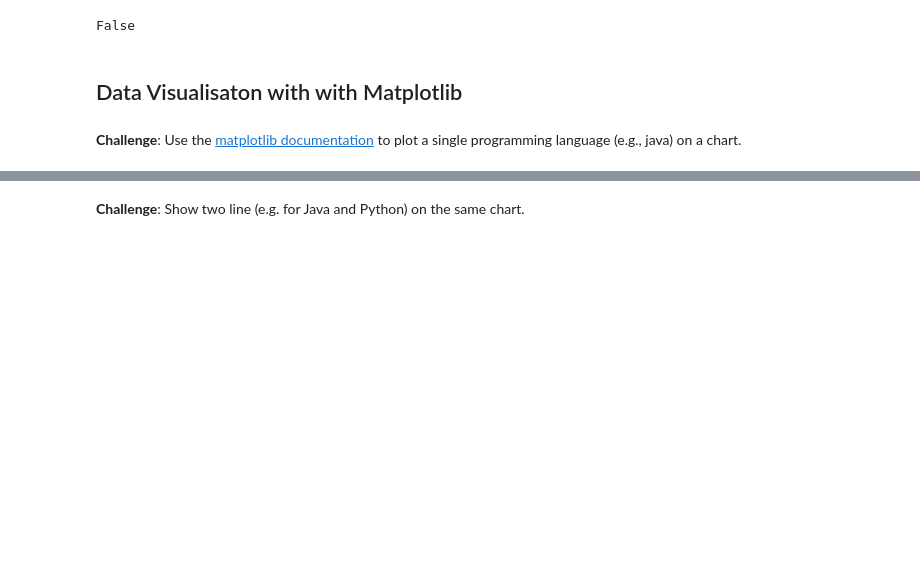
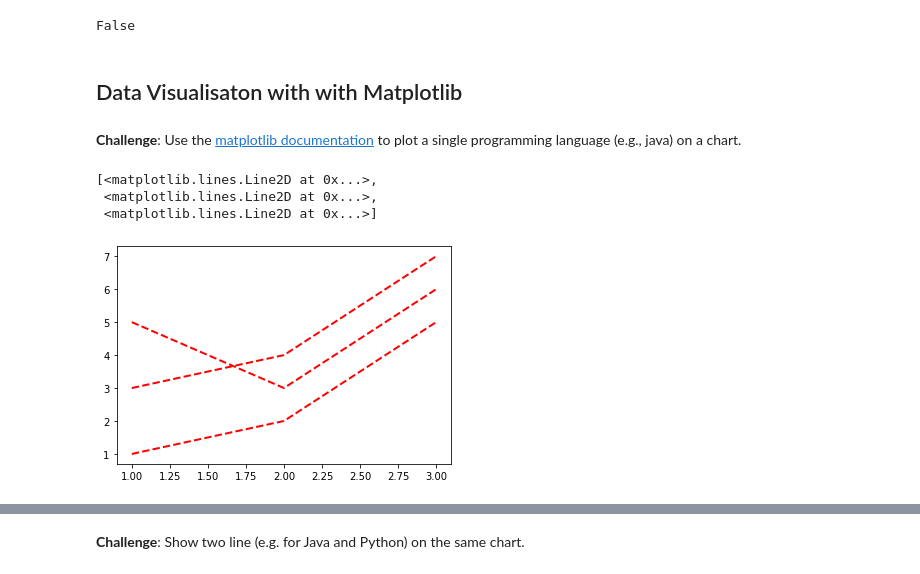
Before and after one commit to cburgyan/GoogleCollaboratoryExploration, a Jupyter notebook: Programming_Languages_(start).ipynb, the cells around one changed output, grey strips where cells are left out. Drawn from its saved outputs; the diff is of its cells as text; code cells hidden in the pictures; blank space fills up the shorter version.

```diff
--- a/Programming_Languages_(start).ipynb
+++ b/Programming_Languages_(start).ipynb
@@ -234,3 +234,11 @@ False
 ## Data Visualisaton with with Matplotlib
 # %% [markdown]
 **Challenge**: Use the [matplotlib documentation](https://matplotlib.org/3.2.1/api/_as_gen/matplotlib.pyplot.plot.html#matplotlib.pyplot.plot) to plot a single programming language (e.g., java) on a chart.
+# %%
+import matplotlib.pyplot as plt
+plt.plot([1, 2, 3], [[1, 5, 3], [2,3,4],[5,6,7]], 'r--', label=['line 1','line 2', 'line 3'], linewidth=2)
+# %% [output]
+[<matplotlib.lines.Line2D at 0x...>,
+ <matplotlib.lines.Line2D at 0x...>,
+ <matplotlib.lines.Line2D at 0x...>]
+[figure, added]
```
Also changed, not shown: parts of 6 cells of this notebook.
